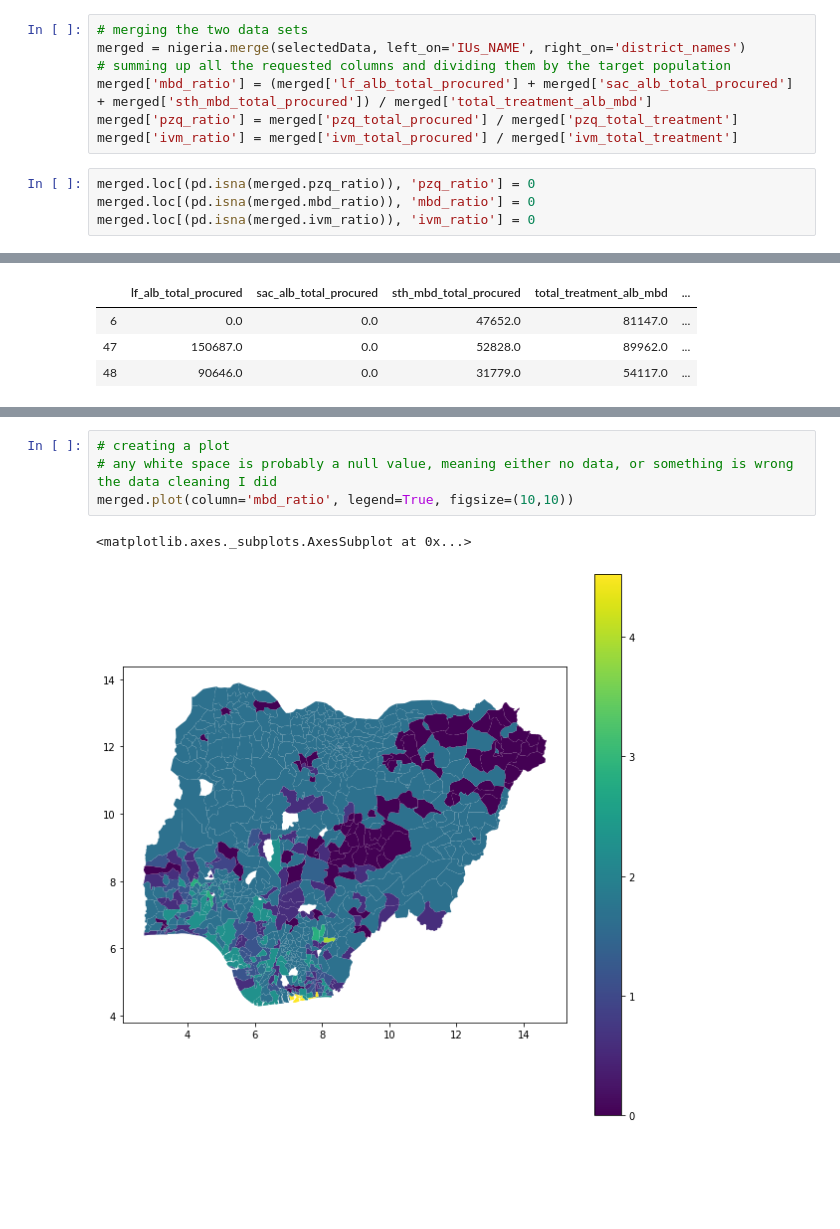
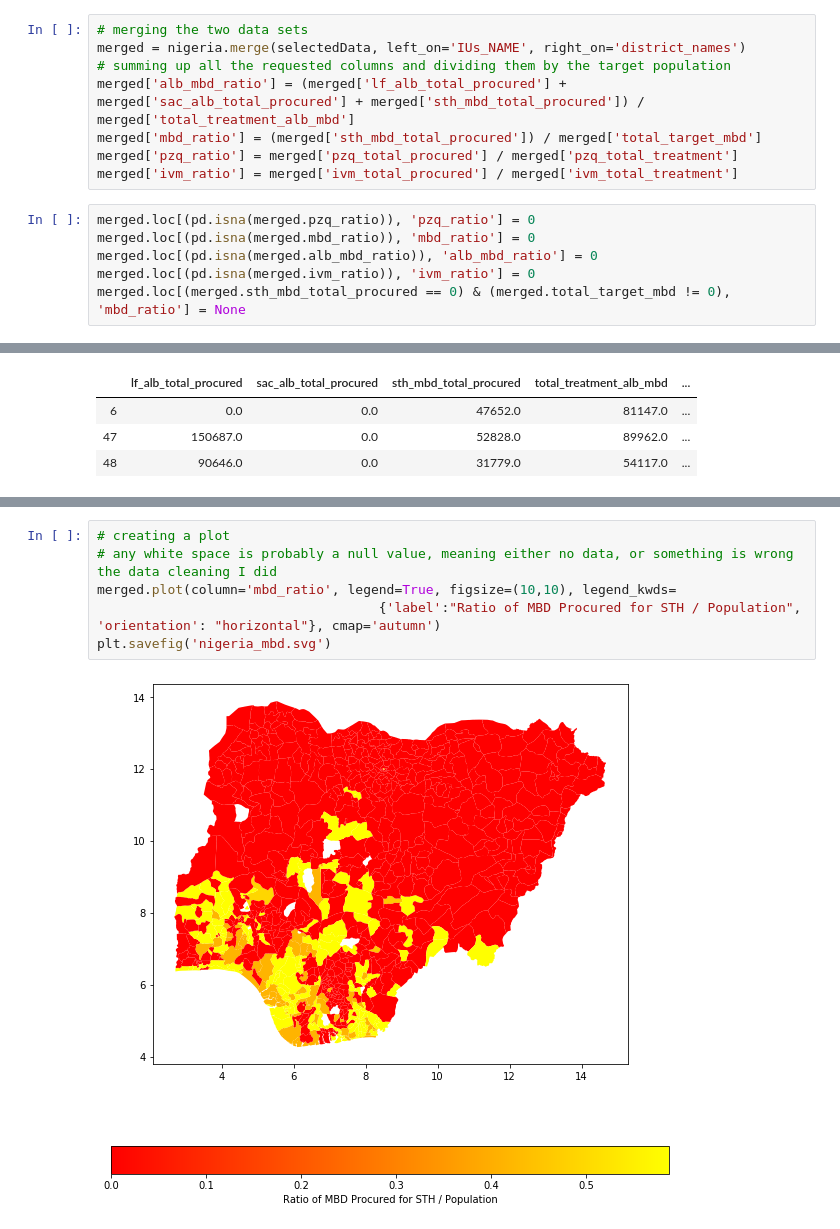
Before and after one commit to stm7631/AA-08-Washington-Data-Wizards, a Jupyter notebook: Code/Reading and Plotting Nigeria Data.ipynb, the cells around one changed output, grey strips where cells are left out. Cells and saved outputs as stored; diff of their text form; blank space fills up the shorter version.

```diff
--- a/Code/Reading and Plotting Nigeria Data.ipynb
+++ b/Code/Reading and Plotting Nigeria Data.ipynb
@@ -110,13 +116,16 @@ nigeria.head(3)
 # merging the two data sets
 merged = nigeria.merge(selectedData, left_on='IUs_NAME', right_on='district_names')
 # summing up all the requested columns and dividing them by the target population
-merged['mbd_ratio'] = (merged['lf_alb_total_procured'] + merged['sac_alb_total_procured'] + merged['sth_mbd_total_procured']) / merged['total_treatment_alb_mbd']
+merged['alb_mbd_ratio'] = (merged['lf_alb_total_procured'] + merged['sac_alb_total_procured'] + merged['sth_mbd_total_procured']) / merged['total_treatment_alb_mbd']
+merged['mbd_ratio'] = (merged['sth_mbd_total_procured']) / merged['total_target_mbd']
 merged['pzq_ratio'] = merged['pzq_total_procured'] / merged['pzq_total_treatment']
 merged['ivm_ratio'] = merged['ivm_total_procured'] / merged['ivm_total_treatment']
 # %%
 merged.loc[(pd.isna(merged.pzq_ratio)), 'pzq_ratio'] = 0
 merged.loc[(pd.isna(merged.mbd_ratio)), 'mbd_ratio'] = 0
+merged.loc[(pd.isna(merged.alb_mbd_ratio)), 'alb_mbd_ratio'] = 0
 merged.loc[(pd.isna(merged.ivm_ratio)), 'ivm_ratio'] = 0
+merged.loc[(merged.sth_mbd_total_procured == 0) & (merged.total_target_mbd != 0), 'mbd_ratio'] = None
 # %%
 # checking data
 merged[merged.sth_mbd_total_procured != 0].loc[:,['lf_alb_total_procured', 'sac_alb_total_procured', 'sth_mbd_total_procured', 'total_treatment_alb_mbd', 'total_target_mbd', 'mbd_ratio']].head(3)
@@ -128,7 +154,8 @@ merged[merged.sth_mbd_total_procured != 0].loc[:,['lf_alb_total_procured', 'sac_
 # %%
 # creating a plot
 # any white space is probably a null value, meaning either no data, or something is wrong the data cleaning I did
-merged.plot(column='mbd_ratio', legend=True, figsize=(10,10))
+merged.plot(column='mbd_ratio', legend=True, figsize=(10,10), legend_kwds=
+                                    {'label':"Ratio of MBD Procured for STH / Population", 'orientation': "horizontal"}, cmap='autumn')
+plt.savefig('nigeria_mbd.svg')
 # %% [output]
-<matplotlib.axes._subplots.AxesSubplot at 0x...>
-[figure, old version]
+[figure, new version]
```
Also changed, not shown: parts of 7 cells of this notebook, 1 other file.
